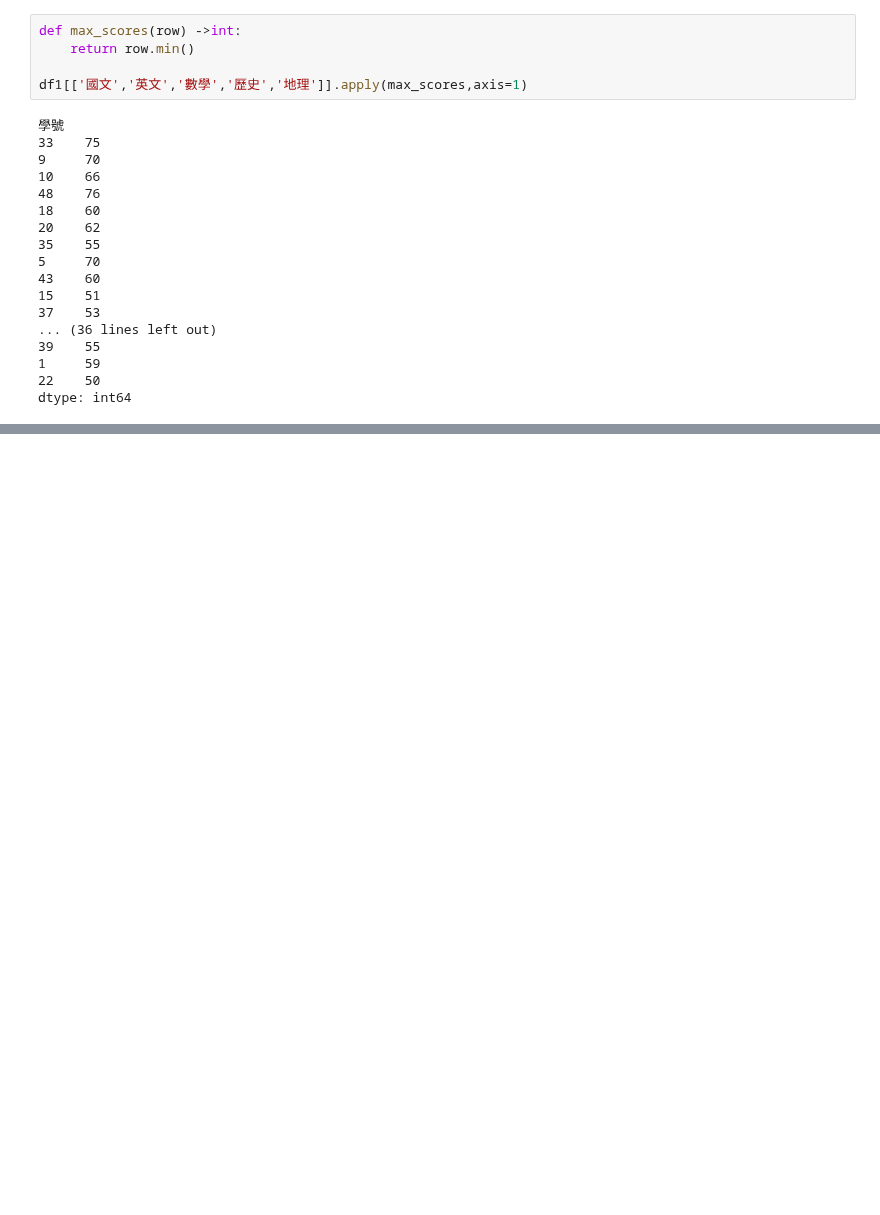
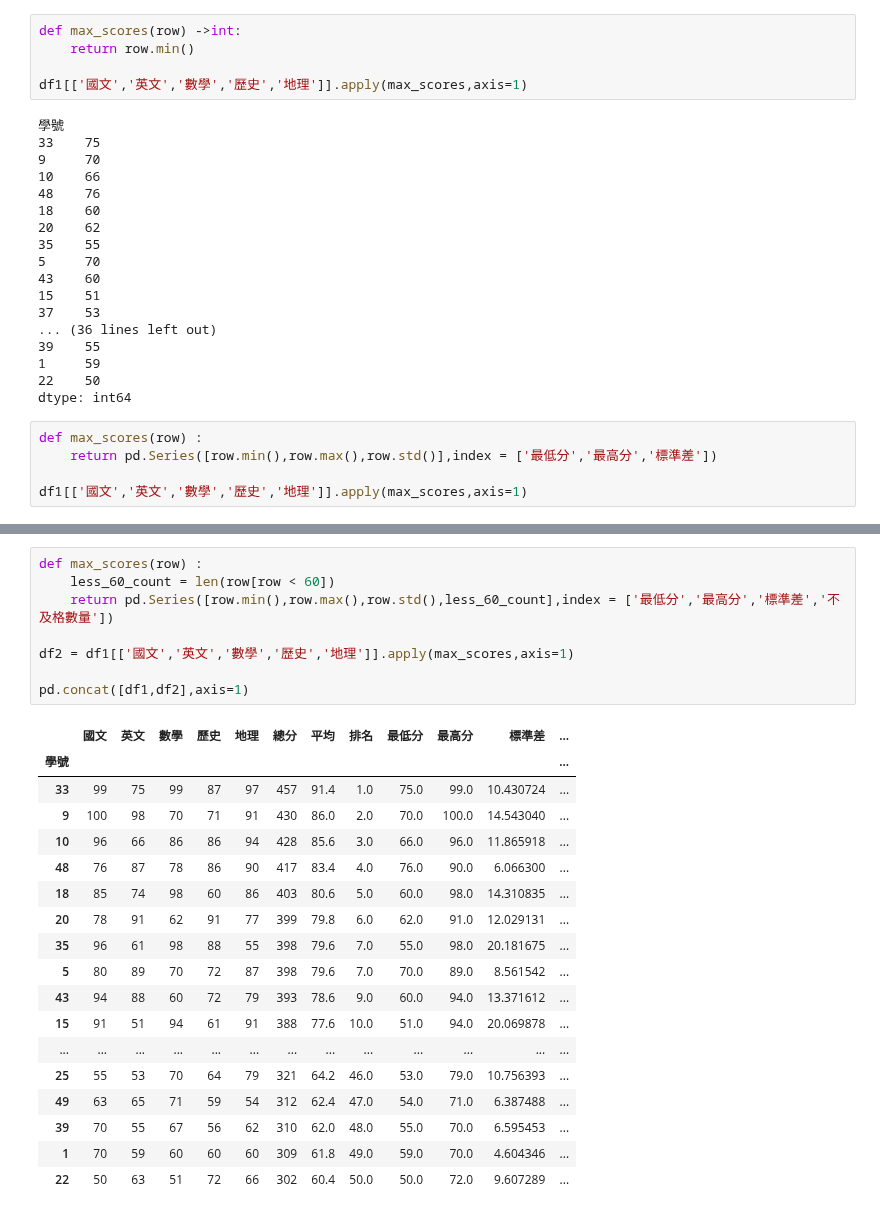
Before and after one commit to wu4fmp6/python_analysis, a Jupyter notebook: lesson8/lesson8_5.ipynb, the cells around one changed output, grey strips where cells are left out. Drawn from its saved outputs; the diff is of its cells as text; blank space fills up the shorter version.

```diff
--- a/lesson8/lesson8_5.ipynb
+++ b/lesson8/lesson8_5.ipynb
@@ -103,3 +103,8 @@ df1[['國文','英文','數學','歷史','地理']].apply(max_scores,axis=1)
 1     59
 22    50
 dtype: int64
+# %%
+def max_scores(row) :
+    return pd.Series([row.min(),row.max(),row.std()],index = ['最低分','最高分','標準差'])
+
+df1[['國文','英文','數學','歷史','地理']].apply(max_scores,axis=1)
@@ -105,0 +130,27 @@ dtype: int64
+# %%
+def max_scores(row) :
+    less_60_count = len(row[row < 60])
+    return pd.Series([row.min(),row.max(),row.std(),less_60_count],index = ['最低分','最高分','標準差','不及格數量'])
+
+df2 = df1[['國文','英文','數學','歷史','地理']].apply(max_scores,axis=1)
+
+pd.concat([df1,df2],axis=1)
+# %% [output]
+|  | 國文 | 英文 | 數學 | 歷史 | 地理 | 總分 | 平均 | 排名 | 最低分 | 最高分 | 標準差 | ... |
+| 學號 |  |  |  |  |  |  |  |  |  |  |  | ... |
+| 33 | 99 | 75 | 99 | 87 | 97 | 457 | 91.4 | 1.0 | 75.0 | 99.0 | 10.430724 | ... |
+| 9 | 100 | 98 | 70 | 71 | 91 | 430 | 86.0 | 2.0 | 70.0 | 100.0 | 14.543040 | ... |
+| 10 | 96 | 66 | 86 | 86 | 94 | 428 | 85.6 | 3.0 | 66.0 | 96.0 | 11.865918 | ... |
+| 48 | 76 | 87 | 78 | 86 | 90 | 417 | 83.4 | 4.0 | 76.0 | 90.0 | 6.066300 | ... |
+| 18 | 85 | 74 | 98 | 60 | 86 | 403 | 80.6 | 5.0 | 60.0 | 98.0 | 14.310835 | ... |
+| 20 | 78 | 91 | 62 | 91 | 77 | 399 | 79.8 | 6.0 | 62.0 | 91.0 | 12.029131 | ... |
+| 35 | 96 | 61 | 98 | 88 | 55 | 398 | 79.6 | 7.0 | 55.0 | 98.0 | 20.181675 | ... |
+| 5 | 80 | 89 | 70 | 72 | 87 | 398 | 79.6 | 7.0 | 70.0 | 89.0 | 8.561542 | ... |
+| 43 | 94 | 88 | 60 | 72 | 79 | 393 | 78.6 | 9.0 | 60.0 | 94.0 | 13.371612 | ... |
+| 15 | 91 | 51 | 94 | 61 | 91 | 388 | 77.6 | 10.0 | 51.0 | 94.0 | 20.069878 | ... |
+| ... | ... | ... | ... | ... | ... | ... | ... | ... | ... | ... | ... | ... |
+| 25 | 55 | 53 | 70 | 64 | 79 | 321 | 64.2 | 46.0 | 53.0 | 79.0 | 10.756393 | ... |
+| 49 | 63 | 65 | 71 | 59 | 54 | 312 | 62.4 | 47.0 | 54.0 | 71.0 | 6.387488 | ... |
+| 39 | 70 | 55 | 67 | 56 | 62 | 310 | 62.0 | 48.0 | 55.0 | 70.0 | 6.595453 | ... |
+| 1 | 70 | 59 | 60 | 60 | 60 | 309 | 61.8 | 49.0 | 59.0 | 70.0 | 4.604346 | ... |
+| 22 | 50 | 63 | 51 | 72 | 66 | 302 | 60.4 | 50.0 | 50.0 | 72.0 | 9.607289 | ... |
```
Also changed, not shown: parts of 1 cell of this notebook.
